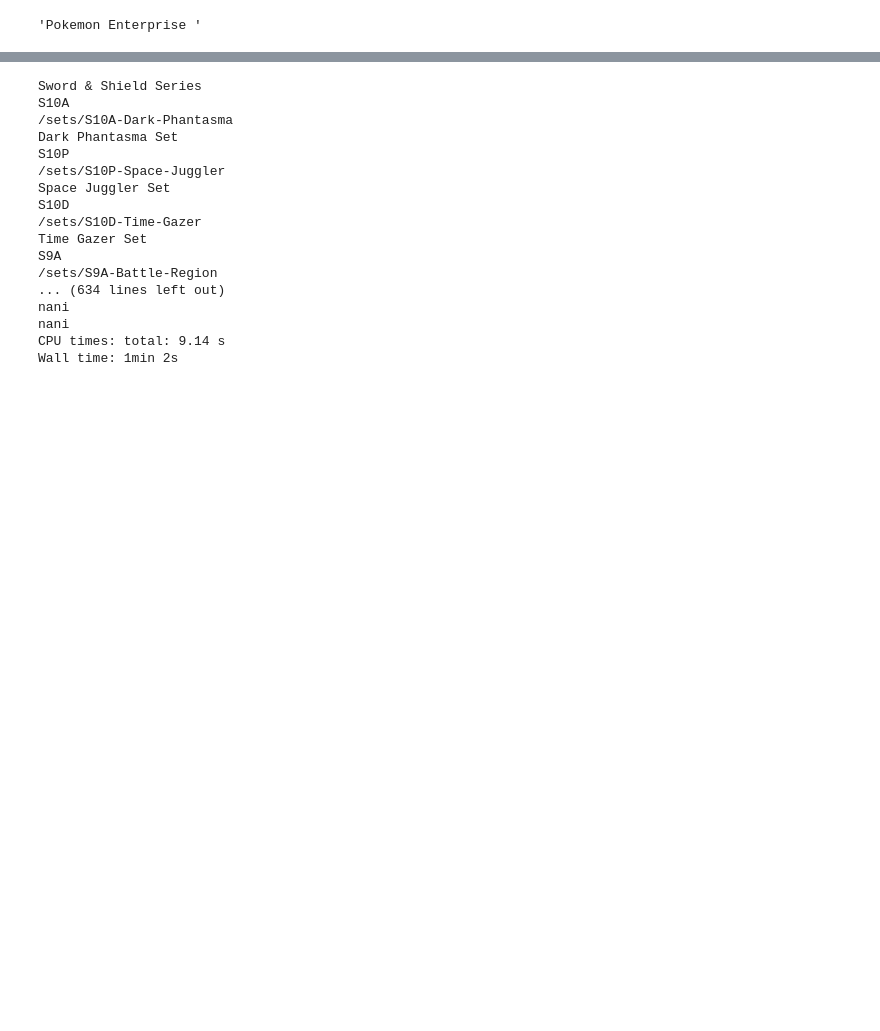
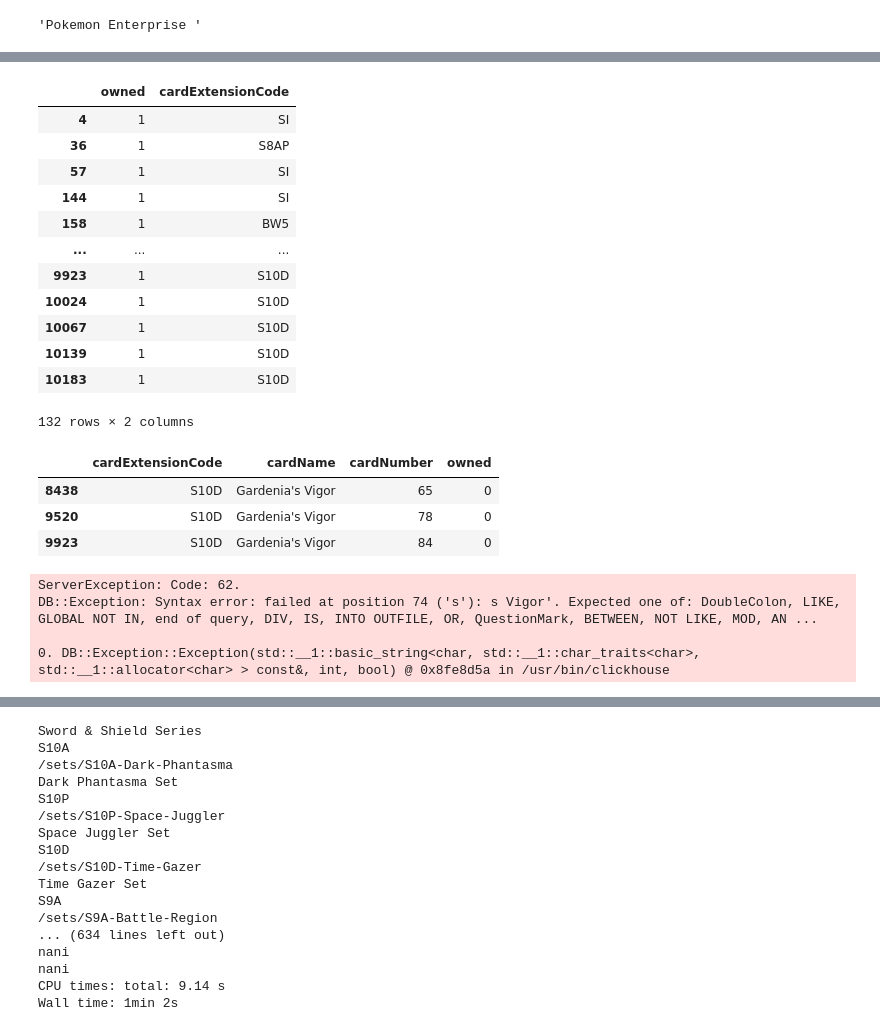
Before and after one commit to maxpr/pokemon-tcg-tracker, a Jupyter notebook: notebooks/pokemon-api.ipynb, the cells around one changed output, grey strips where cells are left out. Drawn from its saved outputs; the diff is of its cells as text; code cells hidden in the pictures; blank space fills up the shorter version.

```diff
--- a/notebooks/pokemon-api.ipynb
+++ b/notebooks/pokemon-api.ipynb
@@ -349,0 +422,30 @@ for index, card in enumerate(all_cards):
+# %%
+df[df['owned']==1]
+# %% [output]
+|  | owned | cardExtensionCode |
+| 4 | 1 | SI |
+| 36 | 1 | S8AP |
+| 57 | 1 | SI |
+| 144 | 1 | SI |
+| 158 | 1 | BW5 |
+| ... | ... | ... |
+| 9923 | 1 | S10D |
+| 10024 | 1 | S10D |
+| 10067 | 1 | S10D |
+| 10139 | 1 | S10D |
+| 10183 | 1 | S10D |
+132 rows × 2 columns
+# %%
+df[df['cardName']=='Gardenia\'s Vigor']
+# %% [output]
+|  | cardExtensionCode | cardName | cardNumber | owned |
+| 8438 | S10D | Gardenia's Vigor | 65 | 0 |
+| 9520 | S10D | Gardenia's Vigor | 78 | 0 |
+| 9923 | S10D | Gardenia's Vigor | 84 | 0 |
+# %%
+db.execute("ALTER TABLE pokemon.collection UPDATE owned=1 where cardName='Gardenia'''s Vigor'")
+# %% [output]
+ServerException: Code: 62.
+DB::Exception: Syntax error: failed at position 74 ('s'): s Vigor'. Expected one of: DoubleColon, LIKE, GLOBAL NOT IN, end of query, DIV, IS, INTO OUTFILE, OR, QuestionMark, BETWEEN, NOT LIKE, MOD, AN ...
+
+0. DB::Exception::Exception(std::__1::basic_string<char, std::__1::char_traits<char>, std::__1::allocator<char> > const&, int, bool) @ 0x8fe8d5a in /usr/bin/clickhouse
```
Also changed, not shown: parts of 19 cells of this notebook, 10 other files.
